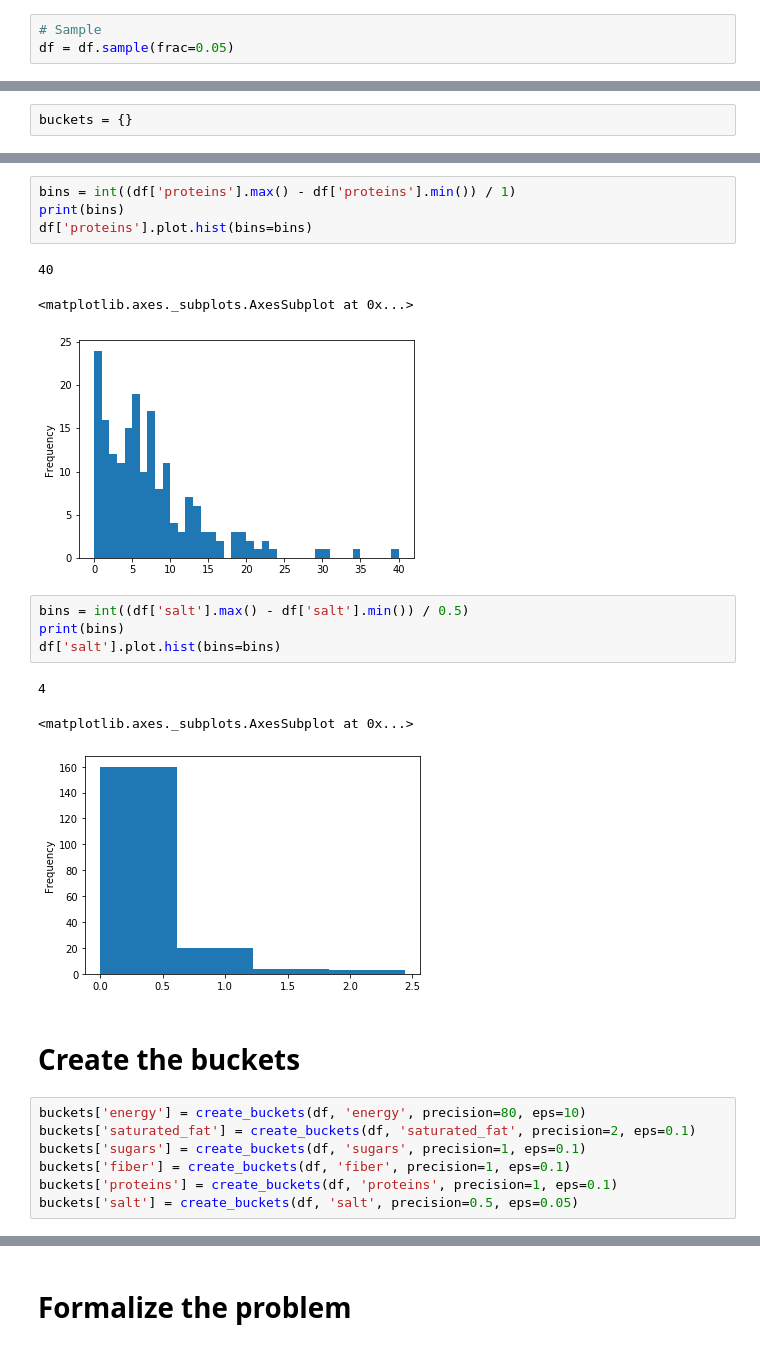
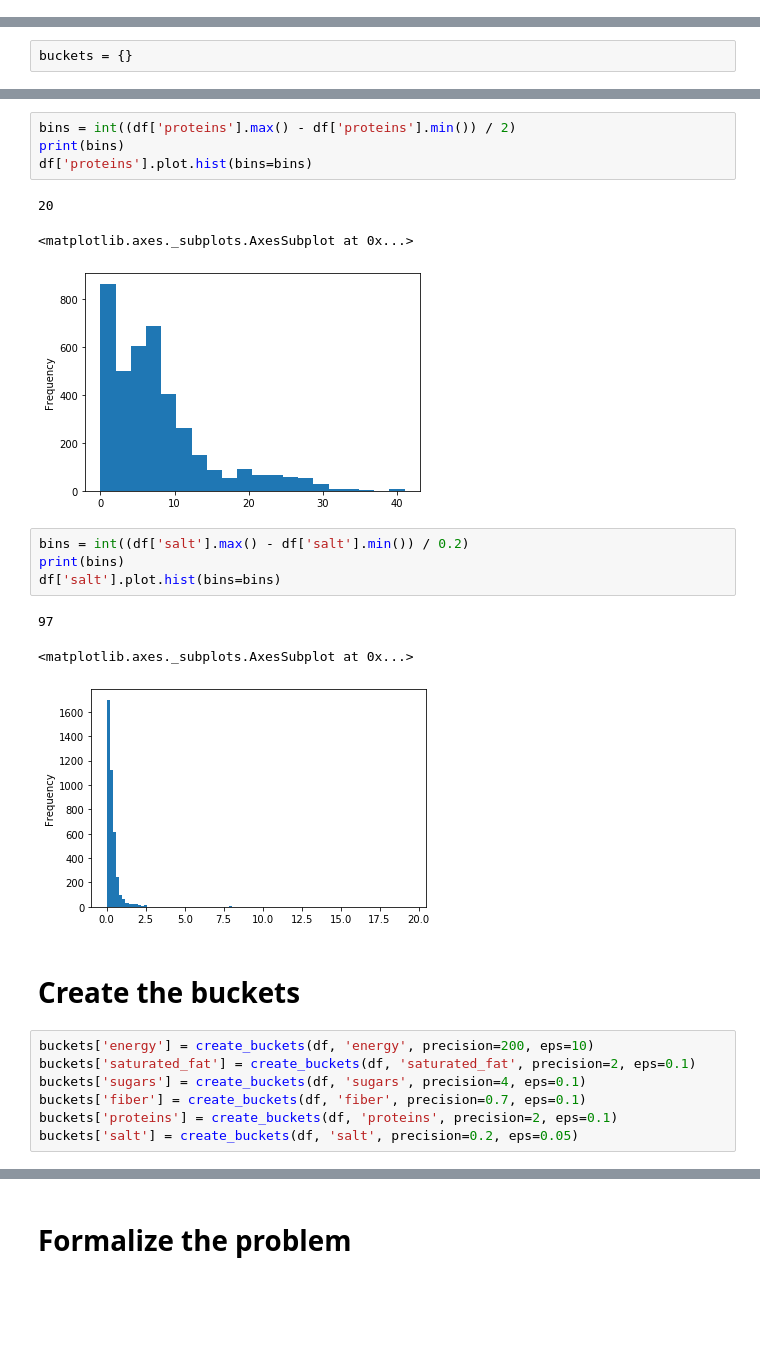
Before and after one commit to prathamsolanki/nutri-score-decision-models, a Jupyter notebook: dm_project_additive.ipynb, the cells around one changed output, grey strips where cells are left out. Saved outputs shown, nothing was run; the diff lists cells and outputs as text; blank space fills up the shorter version.

```diff
--- a/dm_project_additive.ipynb
+++ b/dm_project_additive.ipynb
@@ -18,6 +24,3 @@ unique       5
 top          d
 freq      1599
 Name: nutrition_grade_fr, dtype: object
-# %%
-# Sample
-df = df.sample(frac=0.05)
@@ -115,25 +99,25 @@ df['fiber'].plot.hist(bins=bins)
 # %%
-bins = int((df['proteins'].max() - df['proteins'].min()) / 1)
+bins = int((df['proteins'].max() - df['proteins'].min()) / 2)
 print(bins)
 df['proteins'].plot.hist(bins=bins)
 # %% [output]
-40
+20
 <matplotlib.axes._subplots.AxesSubplot at 0x...>
-[figure, old version]
+[figure, new version]
 # %%
-bins = int((df['salt'].max() - df['salt'].min()) / 0.5)
+bins = int((df['salt'].max() - df['salt'].min()) / 0.2)
 print(bins)
 df['salt'].plot.hist(bins=bins)
 # %% [output]
-4
+97
 <matplotlib.axes._subplots.AxesSubplot at 0x...>
-[figure, old version]
+[figure, new version]
 # %% [markdown]
 # Create the buckets
 # %%
-buckets['energy'] = create_buckets(df, 'energy', precision=80, eps=10)
+buckets['energy'] = create_buckets(df, 'energy', precision=200, eps=10)
 buckets['saturated_fat'] = create_buckets(df, 'saturated_fat', precision=2, eps=0.1)
-buckets['sugars'] = create_buckets(df, 'sugars', precision=1, eps=0.1)
-buckets['fiber'] = create_buckets(df, 'fiber', precision=1, eps=0.1)
-buckets['proteins'] = create_buckets(df, 'proteins', precision=1, eps=0.1)
-buckets['salt'] = create_buckets(df, 'salt', precision=0.5, eps=0.05)
+buckets['sugars'] = create_buckets(df, 'sugars', precision=4, eps=0.1)
+buckets['fiber'] = create_buckets(df, 'fiber', precision=0.7, eps=0.1)
+buckets['proteins'] = create_buckets(df, 'proteins', precision=2, eps=0.1)
+buckets['salt'] = create_buckets(df, 'salt', precision=0.2, eps=0.05)
```
Also changed, not shown: parts of 31 cells of this notebook.
